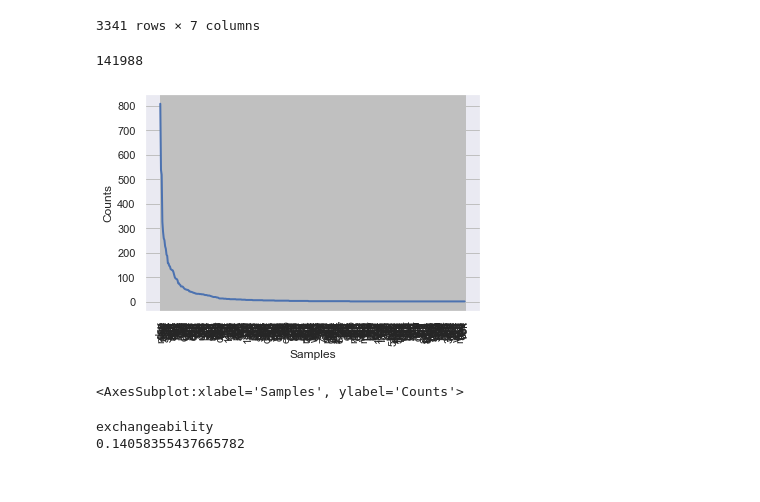
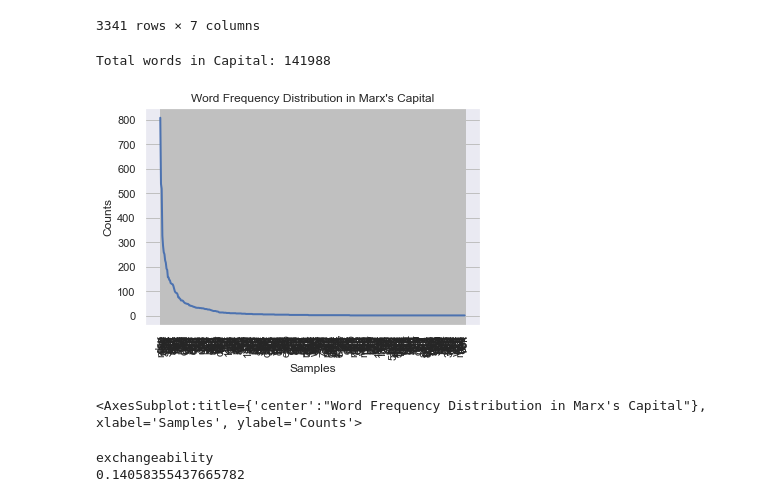
Before and after one commit to jcvotava/Homework-Notebooks, a Jupyter notebook: week-2/Votava_Week_2_HW.ipynb, the cells around one changed output. Saved outputs shown, nothing was run; the diff lists cells and outputs as text; code cells hidden in the pictures.

```diff
--- a/week-2/Votava_Week_2_HW.ipynb
+++ b/week-2/Votava_Week_2_HW.ipynb
@@ -658,15 +666,15 @@ capital_corpus
 # %%
 #.sum() adds together the lists from each row into a single list
 capital_fdist = nltk.ConditionalFreqDist(((len(w), w) for w in capital_corpus['normalized_tokens'].sum()))
 
 #print the number of words
-print(capital_fdist.N())
+print("Total words in Capital:",capital_fdist.N())
 
-capital_fdist[3].plot()
+capital_fdist[3].plot(title="Word Frequency Distribution in Marx's Capital")
 # %% [output]
-141988
+Total words in Capital: 141988
-[figure, old version]
+[figure, new version]
-<AxesSubplot:xlabel='Samples', ylabel='Counts'>
+<AxesSubplot:title={'center':"Word Frequency Distribution in Marx's Capital"}, xlabel='Samples', ylabel='Counts'>
 # %%
 capital_pdist = nltk.ConditionalProbDist(capital_fdist, nltk.ELEProbDist)
 # %%
```
Also changed, not shown: parts of 45 cells of this notebook, 1 other file.
